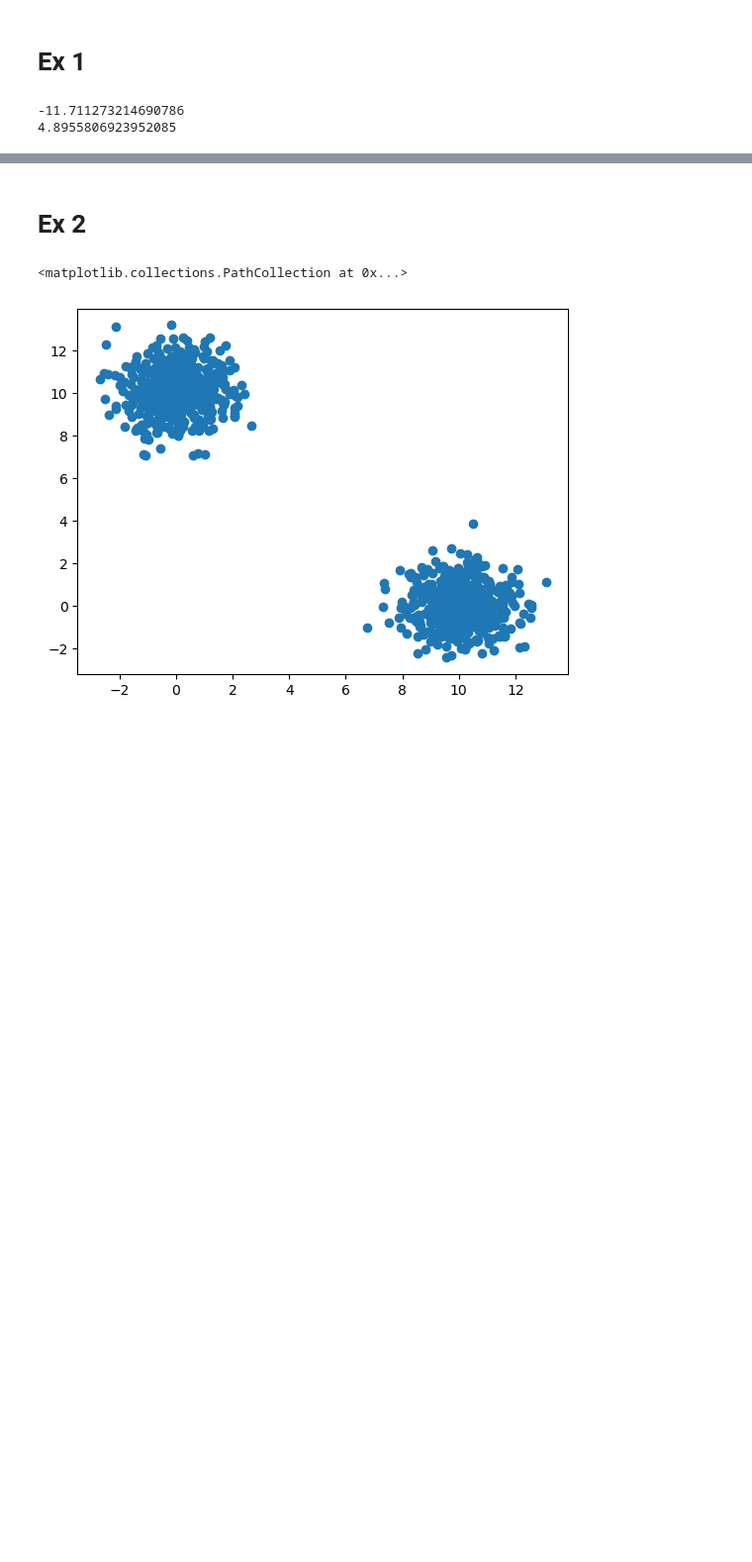
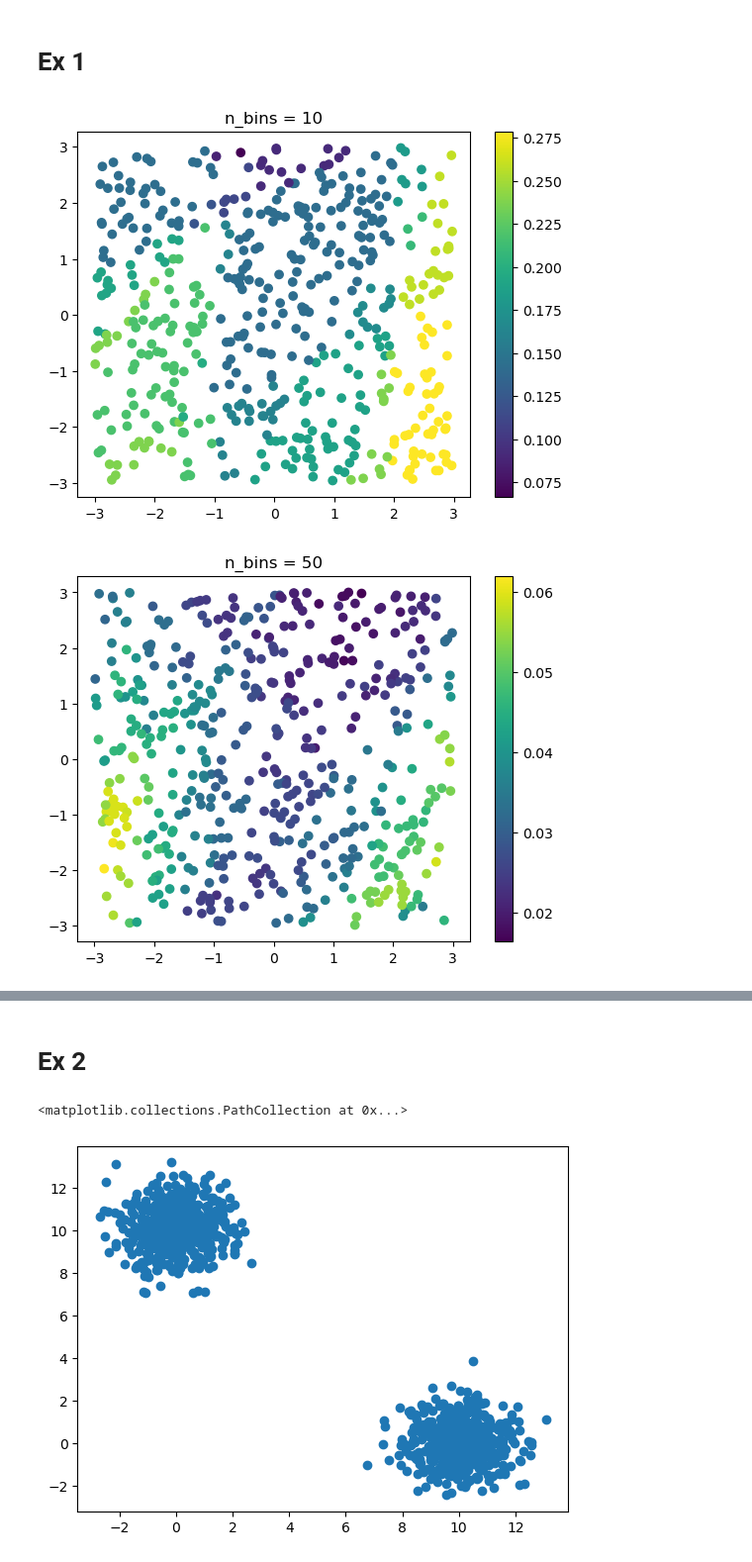
Before and after one commit to Catalina323/Anomaly-detection, a Jupyter notebook: lab3.ipynb, the cells around one changed output, grey strips where cells are left out. Shown at 99% size. Cells and saved outputs as stored; diff of their text form; code cells hidden in the pictures; blank space fills up the shorter version.

```diff
--- a/lab3.ipynb
+++ b/lab3.ipynb
@@ -10,22 +11,52 @@ from numpy.random import multivariate_normal
 # Ex 1
 # %%
 x, y = make_blobs(n_samples=500, n_features=2, random_state=42)
-
-n_bins = 50
 
 vectors = multivariate_normal((0, 0), [[1, 0], [0, 1]], size=5)
 vectors = vectors / np.linalg.norm(vectors, axis=1, keepdims=True)
 
 projected_values = [x @ p for p in vectors]
 
-print(min([min(a) for a in projected_values]))
-print(min([max(a) for a in projected_values]))
+bins = [10, 50, 100, 500]
 
-hist_1, bin_edg_1 = np.histogram(projected_values[0], bins = n_bins, range=(-50, 10))
-hist_2, bin_edg_2 = np.histogram(projected_values[1], bins = n_bins, range=(-50, 10))
-hist_3, bin_edg_3 = np.histogram(projected_values[2], bins = n_bins, range=(-50, 10))
-hist_4, bin_edg_4 = np.histogram(projected_values[3], bins = n_bins, range=(-50, 10))
-hist_5, bin_edg_5 = np.histogram(projected_values[4], bins = n_bins, range=(-50, 10))
+for n_bins in bins:
+    minim = math.trunc(min([min(a) for a in projected_values])) - 5
+    maxim = math.trunc(max([max(a) for a in projected_values])) + 5
+
+    histograms = []
+    bin_edg = []
+
+    for i in range(5):
+        hist, edg = np.histogram(projected_values[i], bins = n_bins, range=(minim, maxim))
+        histograms.append(hist)
+        bin_edg.append(edg)
+
+
+    prob_hist = []
+    for i in range(5):
+        prob_hist.append(histograms[i] / np.sum(histograms[i]))
+
+
+    x_test = np.random.uniform(-3, 3, (500, 2))
+    projected_test_values = [x_test @ p for p in vectors]
+
+    test_scores = np.zeros(len(x_test))
+
+    for i in range(len(x_test)):
+
+        probs = []
+        for v in range(5):
+            bin_index = np.digitize(projected_test_values[v][i], bin_edg[v]) - 1
+            bin_index = np.clip(bin_index, 0, n_bins - 1)
+            probs.append(prob_hist[v][bin_index])
+
+        test_scores[i] = np.mean(probs)
+
+
+    plt.scatter(x_test[:,0], x_test[:,1], c=test_scores, cmap='viridis')
+    plt.colorbar()
+    plt.title(f"n_bins = {n_bins}")
+    plt.show()
 # %% [output]
--11.711273214690786
-4.8955806923952085
+[figure, added]
+[figure, added]
```
Also changed, not shown: parts of 4 cells of this notebook.
